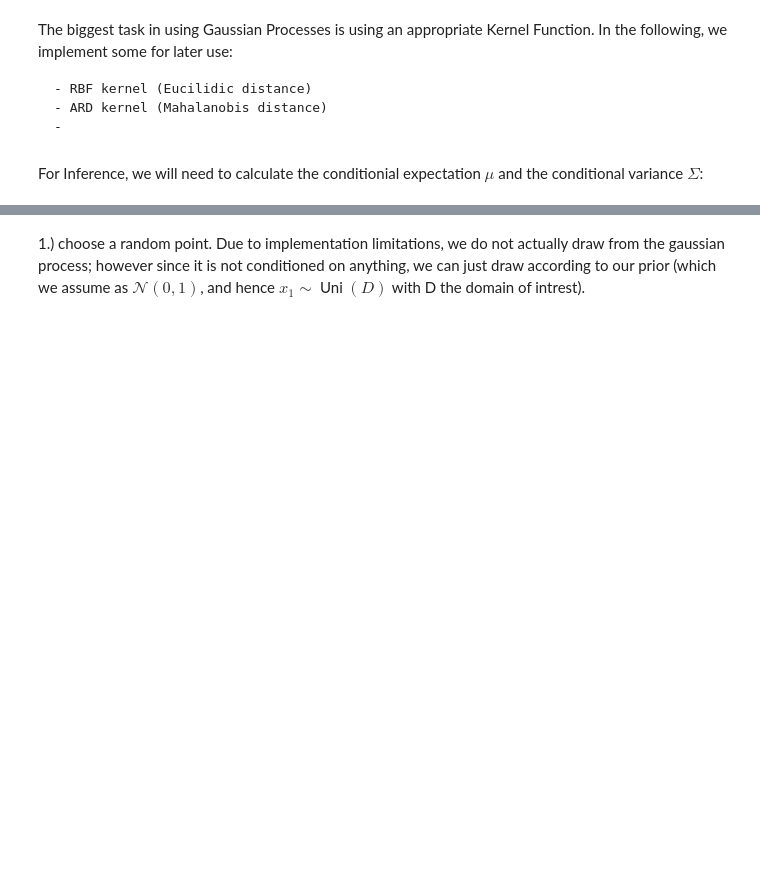
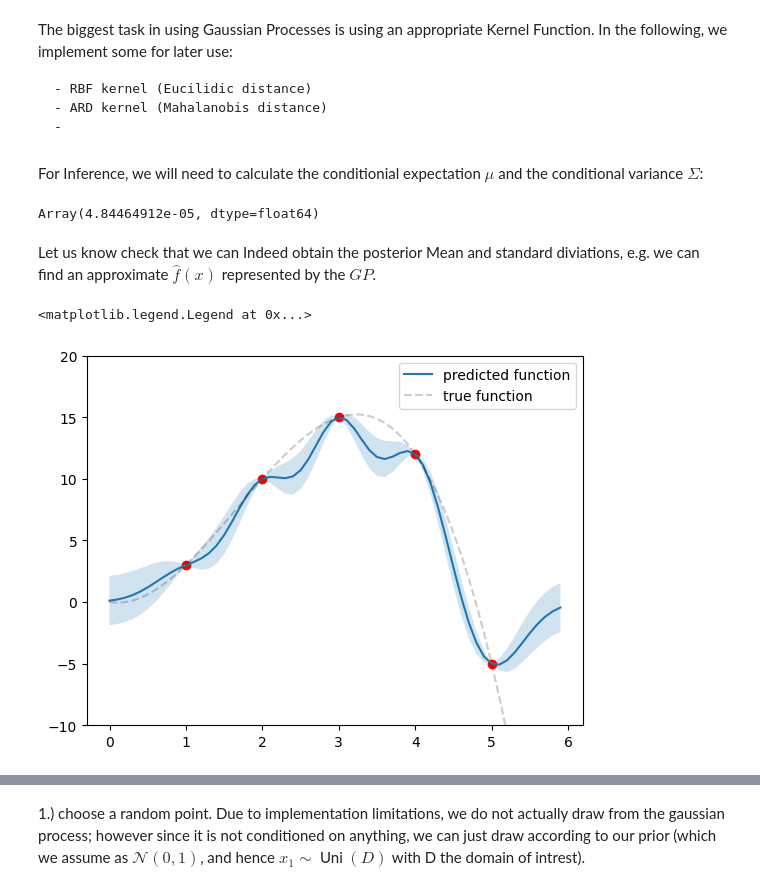
Before and after one commit to Jonas-a-Zimmermann/JaxIntro, a Jupyter notebook: jax_GP/GP.ipynb, the cells around one changed output, grey strips where cells are left out. Saved outputs shown, nothing was run; the diff lists cells and outputs as text; code cells hidden in the pictures; blank space fills up the shorter version.

```diff
--- a/jax_GP/GP.ipynb
+++ b/jax_GP/GP.ipynb
@@ -47,20 +52,3 @@ def ARD_kernel(x,y, sigma_inv ,l=0.1):
     )
 # %% [markdown]
 For Inference, we will need to calculate the conditionial expectation $\mu$ and the conditional variance $\Sigma$:
-# %%
-def Gram_XX(D, kernel):
-    #Calculates the Gram matrix of the Data
-    return jnp.array([kernel(x,y) for x in D for y in D]).reshape(len(D),len(D))
-
-def K_TXstar(x,D, kernel):
-    s = jax.vmap(kernel,(None, 0))
-    return s(x, D)
-
-def K_xx(G):
-    return jnp.linalg.inv(G)
-
-def Sigma_starstar(x, kernel, K_Txstar, K_xx):
-    return kernel(x,x) - K_Txstar @ K_xx @ K_Txstar
-
-def mu_star_D(mu_star, ktx, kxx, fx, mu_x):
-    return mu_star + ktx @ kxx @ (fx - mu_x)
@@ -67,3 +105,10 @@ def mu_star_D(mu_star, ktx, kxx, fx, mu_x):
 # %%
-D = jnp.array([1,2,3,4,5])
+D = jnp.array([1., 2., 3., 4., 5.])
 fd = jnp.array([f(x) for x in D])
+
+kernel = lambda x, y : rbf_kernel(x, y, l= 0.1)
+L = jnp.linalg.cholesky(Gram_XX(D, kernel))
+
+posterior_mean(jnp.array(1.5), jnp.array(0), D, fd, jnp.zeros(fd.shape), kernel, L)
+# %% [output]
+Array(4.84464912e-05, dtype=float64)
@@ -82,0 +115,26 @@ ys, stds = preds(xx)
+# %% [markdown]
+Let us know check that we can Indeed obtain the posterior Mean and standard diviations, e.g. we can find an approximate $\hat{f}(x)$ represented by the $GP$.
+# %%
+#D: x values we condition on
+D = jnp.array([1., 2., 3., 4., 5.])
+fd = jnp.array([f(x) for x in D])
+
+kernel = lambda x, y : rbf_kernel(x, y, l= 0.4)
+L = jnp.linalg.cholesky(Gram_XX(D, kernel))
+ys = jax.vmap(posterior_mean, (0, None, None, None, None, None, None))(xx, jnp.array(0.), D, fd, jnp.zeros(fd.shape), kernel, L)
+vars = jax.vmap(post_variance, (0, None, None, None))(xx, D, kernel, L)
+stds = jnp.sqrt(vars)
+plt.plot(xx, ys, label='predicted function')
+plt.plot(xx, yy, color='black', alpha=0.2, ls='--', label='true function')
+plt.fill_between(
+        xx,
+        ys - 2*stds,  # 95% confidence interval
+        ys + 2*stds,
+        alpha=0.2    # transparency
+    )
+plt.scatter(D, fd, color='red')
+plt.ylim(-10,20)
+plt.legend()
+# %% [output]
+<matplotlib.legend.Legend at 0x...>
+[figure, added]
```
Also changed, not shown: parts of 52 cells of this notebook.
